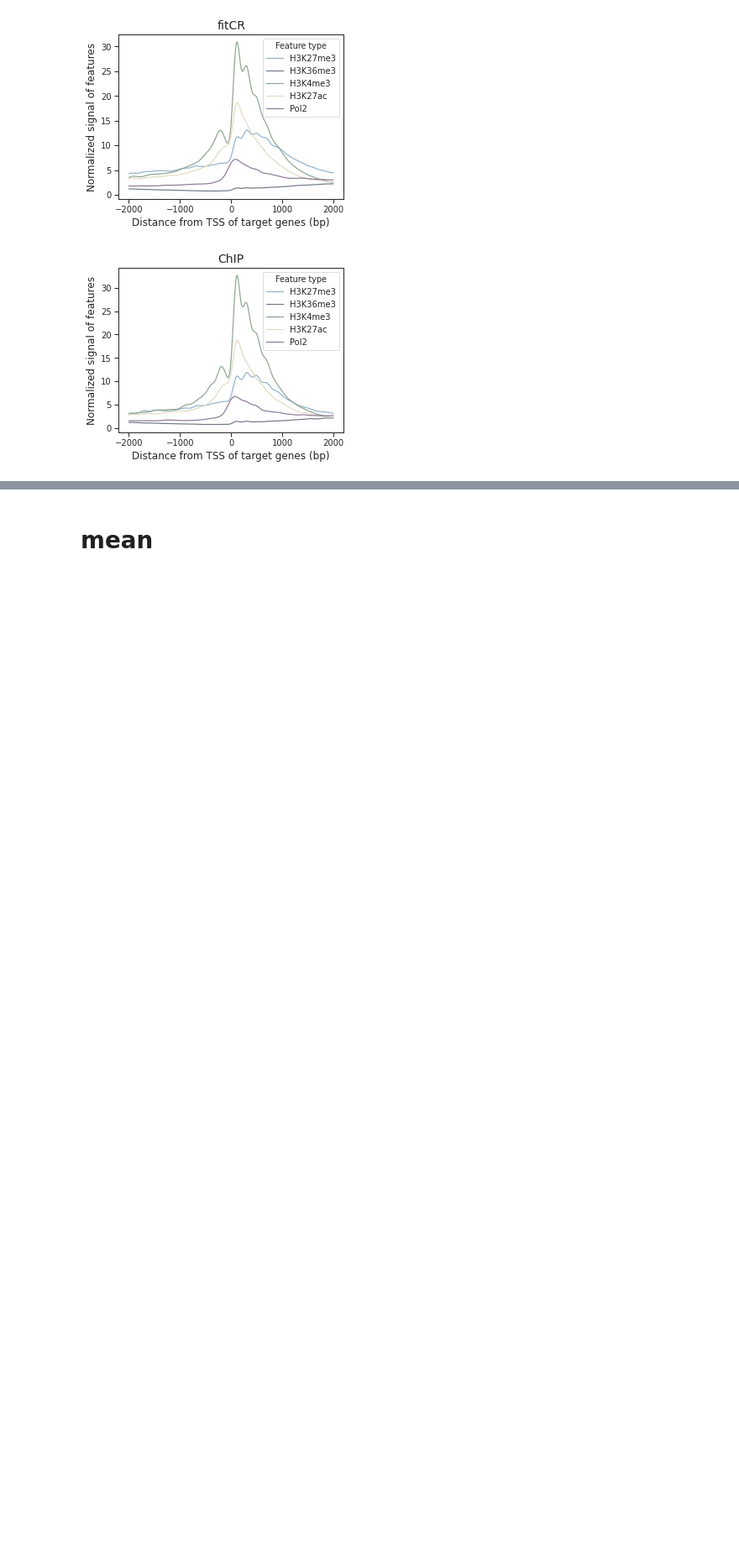
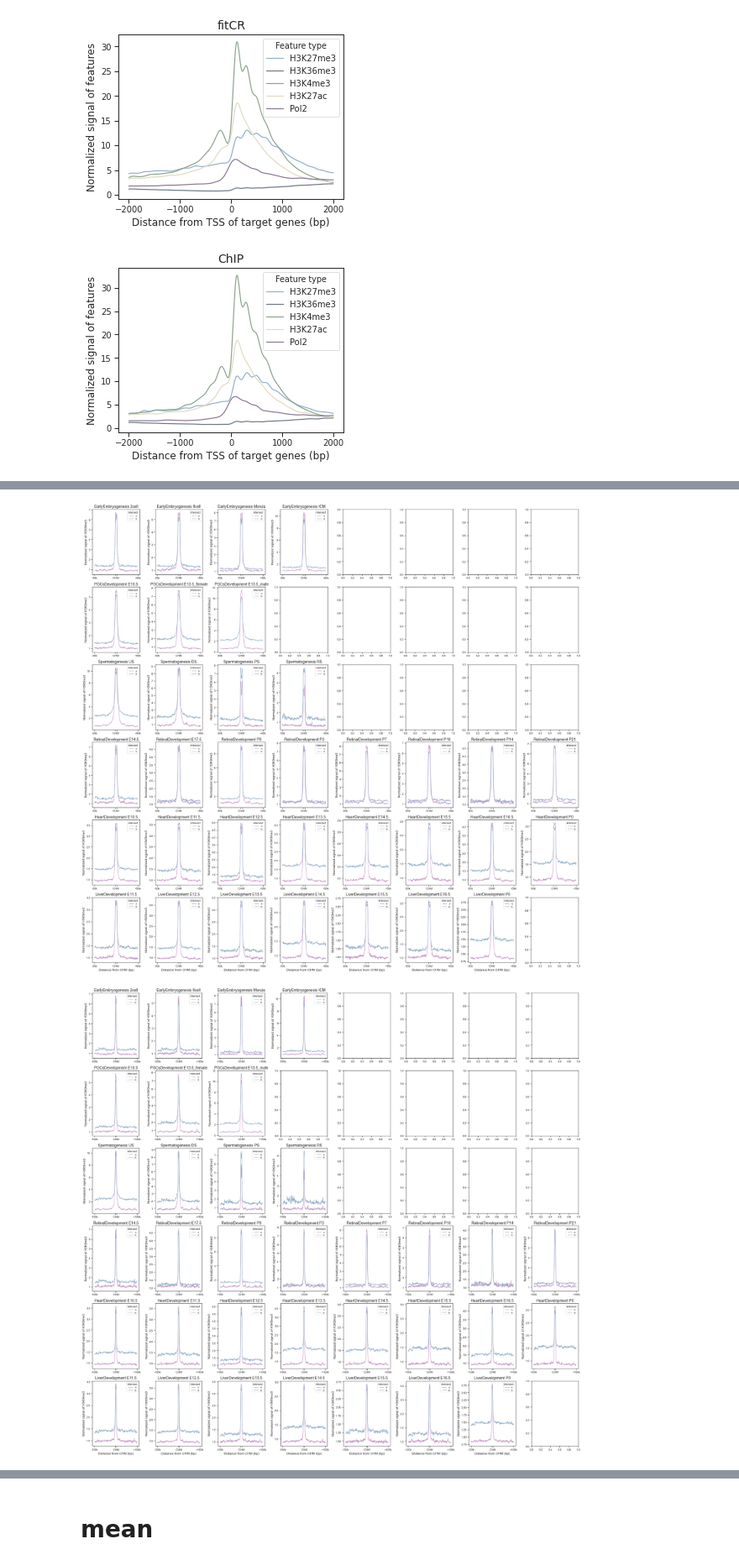
Before and after one commit to Reemann/Bioinformatics_analysis, a Jupyter notebook: utilities/bigWig_scan.ipynb, the cells around one changed output, grey strips where cells are left out. Shown at 84% size. Cells and saved outputs as stored; diff of their text form; code cells hidden in the pictures; blank space fills up the shorter version.

```diff
--- a/utilities/bigWig_scan.ipynb
+++ b/utilities/bigWig_scan.ipynb
@@ -110,0 +182,15 @@ with sns.axes_style('white', rc={
+# %%
+signal_AB_concat_dict = {}
+# for span in [5000, 10000, 50000, 100000, 500000, 1000000, 2000000] :
+for span in [50000, 100000] :
+    signal_AB_concat_dict[span] = {}
+    for i,label in enumerate([f'{process}_{stage}_H3K9me3' for process in stage_dict.keys() for stage in stage_dict[process]]) :
+        signal_AB_concat_dict[span][label] = {}
+        for compart in ['A', 'B'] :
+            signal_AB_concat_dict[span][label][compart] = pd.concat([signal_AB_dict['5end'][compart][label][np.arange(-span, 0, 100)],
+                                                                                signal_AB_dict['body'][compart][label],
+                                                                                signal_AB_dict['3end'][compart][label][np.arange(100, span+100, 100)]], axis = 1)
+            body_len = signal_AB_dict['body'][compart][label].columns[-1] - signal_AB_dict['body'][compart][label].columns[0]
+            signal_AB_concat_dict[span][label][compart].columns = np.arange(-span, 0, 100).tolist() + signal_AB_dict['body'][compart][label].columns.tolist() + (np.arange(100, span+100, 100) + body_len).tolist()
+
+signal_AB_concat_dict[span][label][compart]
@@ -110,0 +211,55 @@ with sns.axes_style('white', rc={
+# %%
+colors = ['#C490C6', '#90ADC6']
+# %%
+from scipy.interpolate import make_interp_spline, BSpline
+with sns.axes_style('white', rc={
+        'xtick.bottom': True,
+        'ytick.left': True
+}), sns.plotting_context('paper',
+                         rc={
+                             'axes.titlesize': 14,
+                             'axes.labelsize': 12,
+                             'xtick.labelsize': 10,
+                             'ytick.labelsize': 10,
+                             'legend.fontsize': 8
+                         }):
+
+#     for span in [10000, 50000, 100000, 500000, 1000000, 2000000] :
+    for span in [50000, 100000] :
+#         for cell_type in ['ES', 'NPC', 'CN'] :
+        for cell_type in ['intersect'] :
+            fig, axes = plt.subplots(6, 8, figsize=(6.4 * 4, 4.8 * 5), sharey = False, sharex = False, tight_layout = True)
+    #         fig.tight_layout(rect=[0, 0.025, 1, .97])
+    #         fig.suptitle(f'A/B compartment data from {cell_type}', size = 15)
+    #         for i,label in enumerate([f'{process}_{stage}_H3K9me3' for process in stage_dict.keys() for stage in stage_dict[process]]) :
+            for a,process in enumerate(stage_dict.keys()) :
+                for b,stage in enumerate(stage_dict[process]) :
+    #                 ax = axes[int(i/6), i%6]
+                    ax = axes[a, b]
+                    label = f'{process}_{stage}_H3K9me3'
+#                     for j,compart in enumerate(['totallyInside_A', 'totallyInside_B']) :
+                    for j,compart in enumerate(['overlap_A', 'overlap_B']) :
+                        x = signal_AB_concat_dict[span][cell_type][label][compart].columns
+                        xnew = np.linspace(x.min(), x.max(), 300)
+                        spl = make_interp_spline(x, signal_AB_concat_dict[span][cell_type][label][compart].mean(), k = 3)
+                        signal_smooth = spl(xnew)
+        #                 ax.plot(xnew, signal_smooth, label=compart, color=color_dict[label.split('_')[0]][j])
+                        ax.plot(xnew, signal_smooth, label=compart, color=colors[j])
+
+#                     if b == (len(stage_dict[process])-1) :
+                    h, l = ax.get_legend_handles_labels()
+                    ax.legend(h, ['A', 'B'], title=cell_type)
+
+                    ax.set_xticks([-span, 0, 5000, 5000+span])
+#                     ax.set_xticklabels([f'-{str(span)[:-3]}k', f'-{str(int(span/2))[:-3]}k', " CHM", "", f"+{str(int(span/2))[:-3]}k", f"+{str(span)[:-3]}k"])
+                    ax.set_xticklabels([f'-{str(span)[:-3]}k', "  CHM", "", f"+{str(span)[:-3]}k"])
+
+                    if a == (len(stage_dict.keys()) - 1) :
+                        ax.set_xlabel('Distance from CHM (bp)')
+                    ax.set_ylabel('Normalized signal of H3K9me3')
+                    ax.set_title(f'{process} {stage}')
+
+            fig.savefig(f'/mnt/Storage/home/wangyiman/CHMsInOtherContexts/figures/make13_line_UniversalCHM_overlap_ABcompart_{cell_type}_{str(span)[:-3]}k_5tissue.pdf', transparent=True)
+# %% [output]
+[figure, added]
+[figure, added]
```
Also changed, not shown: parts of 13 cells of this notebook.
